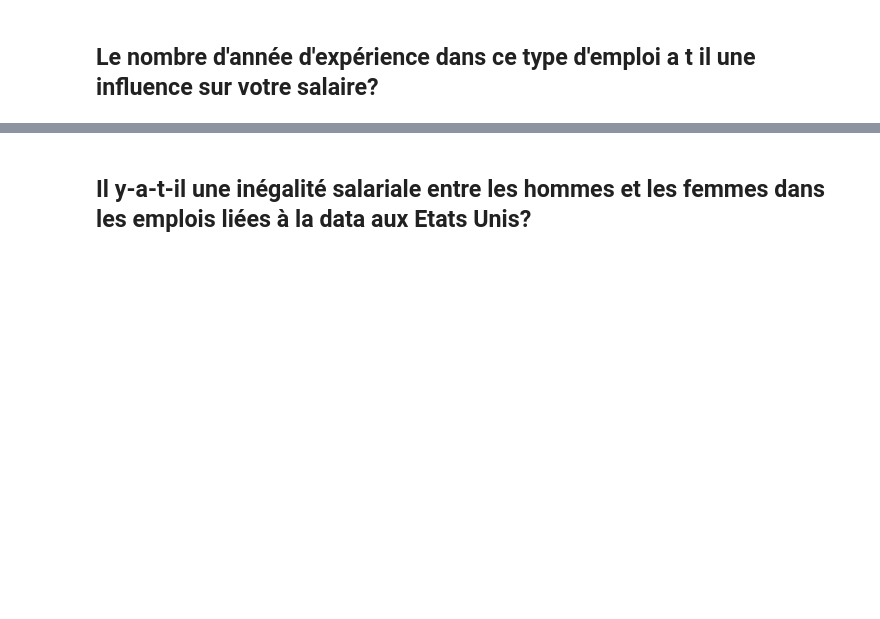
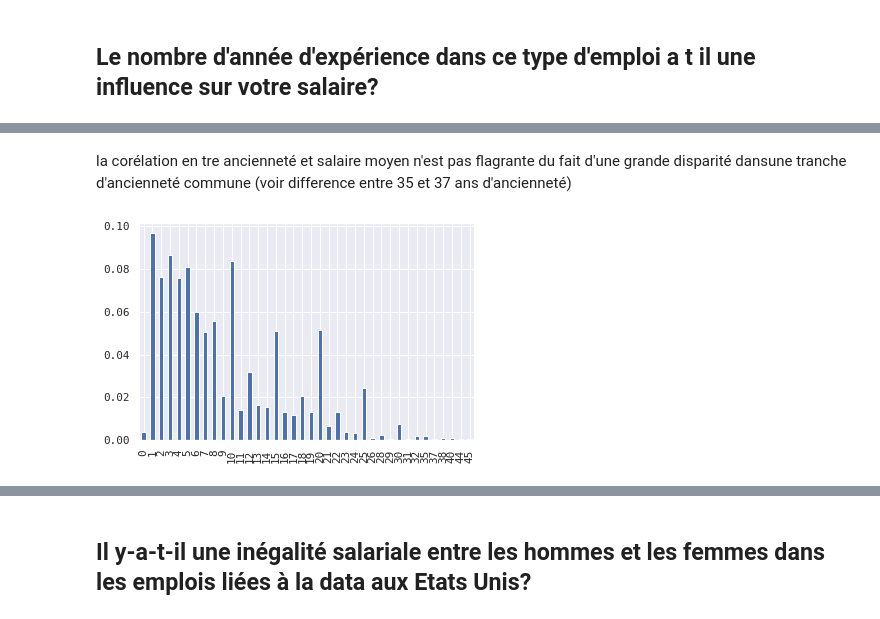
Before and after one commit to MarieDeSmedt/american-dream, a Jupyter notebook: notebook/data_visualization.ipynb, the cells around one changed output, grey strips where cells are left out. Cells and saved outputs as stored; diff of their text form; code cells hidden in the pictures; blank space fills up the shorter version.

```diff
--- a/notebook/data_visualization.ipynb
+++ b/notebook/data_visualization.ipynb
@@ -132,0 +228,9 @@ Résultat: on constate une nette correlation entre expérience et salaire
+# %% [markdown]
+la corélation en tre ancienneté et salaire moyen n'est pas flagrante du fait d'une grande disparité dansune tranche d'ancienneté commune (voir difference entre 35 et 37 ans d'ancienneté)
+# %%
+# Affichage de la distribution d'une variable quantitative discrète
+s = df['YearsWithThisTypeOfJob'].value_counts(normalize=True).sort_index(ascending=True)
+s.plot(kind='bar')
+plt.show()
+# %% [output]
+[figure, added]
```
Also changed, not shown: parts of 23 cells of this notebook, 1 other file.
